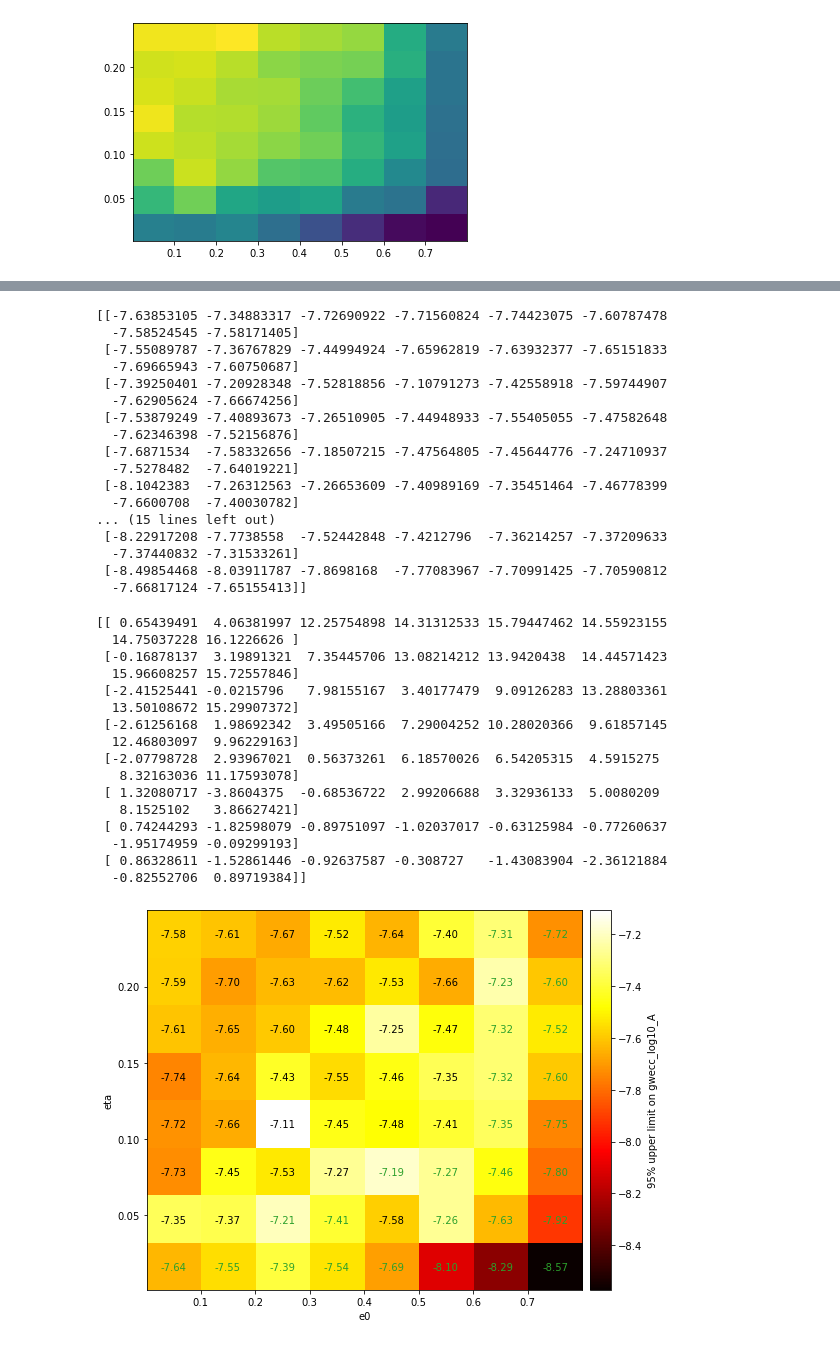
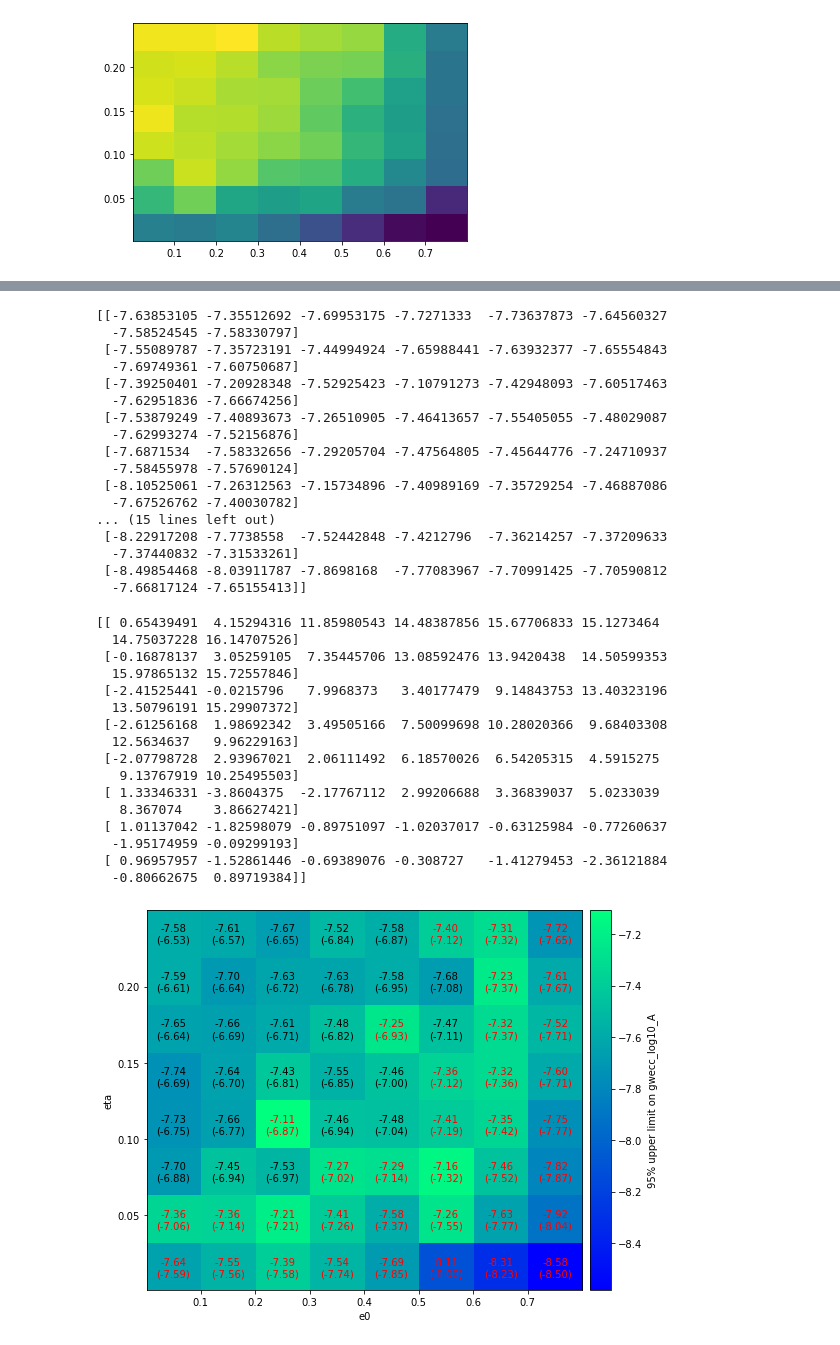
Before and after one commit to lanky441/3C66B_GWecc_search, a Jupyter notebook: make_plots.ipynb, the cells around one changed output, grey strips where cells are left out. Drawn from its saved outputs; the diff is of its cells as text; code cells hidden in the pictures.

Commit message:
colormap plots.

```diff
--- a/make_plots.ipynb
+++ b/make_plots.ipynb
@@ -76,6 +101,7 @@ percentiles = np.zeros((num_bins, num_bins))
 valid_percentiles = np.zeros((num_bins, num_bins))
 # %%
 # Calculate the 95th percentile value for each bin
+fig = plt.figure(figsize=(12, 12))
 for i in range(num_bins):
     for j in range(num_bins):
         # Select the data points that fall within the current bin
@@ -87,6 +113,7 @@ for i in range(num_bins):
         valid_percentiles[i, j] = np.percentile(logAv[mask_valid], 95)
 
         plt.subplot(8, 8, 8*i+j+1)
-        plt.hist(gwecc_log10_As[mask], density=True)
-        plt.hist(logAv[mask_valid], density=True)
-        plt.title
+        plt.hist(logAv[mask_valid], bins=10, alpha=0.5, density=True)
+        plt.hist(gwecc_log10_As[mask], bins=10, alpha=0.5, density=True)
+#         plt.title(f"e = {(e_bins[i] + e_bins[i+1])/2:.1f}, $\eta$ = {(eta_bins[j] + eta_bins[j+1])/2:.1f}")
+plt.show()
@@ -93,18 +122,18 @@ for i in range(num_bins):
 # %%
 print(percentiles, valid_percentiles)
 # %% [output]
-[[-7.63853105 -7.34883317 -7.72690922 -7.71560824 -7.74423075 -7.60787478
-  -7.58524545 -7.58171405]
- [-7.55089787 -7.36767829 -7.44994924 -7.65962819 -7.63932377 -7.65151833
-  -7.69665943 -7.60750687]
- [-7.39250401 -7.20928348 -7.52818856 -7.10791273 -7.42558918 -7.59744907
-  -7.62905624 -7.66674256]
- [-7.53879249 -7.40893673 -7.26510905 -7.44948933 -7.55405055 -7.47582648
-  -7.62346398 -7.52156876]
- [-7.6871534  -7.58332656 -7.18507215 -7.47564805 -7.45644776 -7.24710937
-  -7.5278482  -7.64019221]
- [-8.1042383  -7.26312563 -7.26653609 -7.40989169 -7.35451464 -7.46778399
-  -7.6600708  -7.40030782]
+[[-7.63853105 -7.35512692 -7.69953175 -7.7271333  -7.73637873 -7.64560327
+  -7.58524545 -7.58330797]
+ [-7.55089787 -7.35723191 -7.44994924 -7.65988441 -7.63932377 -7.65554843
+  -7.69749361 -7.60750687]
+ [-7.39250401 -7.20928348 -7.52925423 -7.10791273 -7.42948093 -7.60517463
+  -7.62951836 -7.66674256]
+ [-7.53879249 -7.40893673 -7.26510905 -7.46413657 -7.55405055 -7.48029087
+  -7.62993274 -7.52156876]
+ [-7.6871534  -7.58332656 -7.29205704 -7.47564805 -7.45644776 -7.24710937
+  -7.58455978 -7.57690124]
+ [-8.10525061 -7.26312563 -7.15734896 -7.40989169 -7.35729254 -7.46887086
+  -7.67526762 -7.40030782]
 ... (15 lines left out)
  [-8.22917208 -7.7738558  -7.52442848 -7.4212796  -7.36214257 -7.37209633
   -7.37440832 -7.31533261]
@@ -113,62 +142,64 @@ print(percentiles, valid_percentiles)
 # %%
 print(100*(percentiles - valid_percentiles)/valid_percentiles)
 # %% [output]
-[[ 0.65439491  4.06381997 12.25754898 14.31312533 15.79447462 14.55923155
-  14.75037228 16.1226626 ]
- [-0.16878137  3.19891321  7.35445706 13.08214212 13.9420438  14.44571423
-  15.96608257 15.72557846]
- [-2.41525441 -0.0215796   7.98155167  3.40177479  9.09126283 13.28803361
-  13.50108672 15.29907372]
- [-2.61256168  1.98692342  3.49505166  7.29004252 10.28020366  9.61857145
-  12.46803097  9.96229163]
- [-2.07798728  2.93967021  0.56373261  6.18570026  6.54205315  4.5915275
-   8.32163036 11.17593078]
- [ 1.32080717 -3.8604375  -0.68536722  2.99206688  3.32936133  5.0080209
-   8.1525102   3.86627421]
- [ 0.74244293 -1.82598079 -0.89751097 -1.02037017 -0.63125984 -0.77260637
+[[ 0.65439491  4.15294316 11.85980543 14.48387856 15.67706833 15.1273464
+  14.75037228 16.14707526]
+ [-0.16878137  3.05259105  7.35445706 13.08592476 13.9420438  14.50599353
+  15.97865132 15.72557846]
+ [-2.41525441 -0.0215796   7.9968373   3.40177479  9.14843753 13.40323196
+  13.50796191 15.29907372]
+ [-2.61256168  1.98692342  3.49505166  7.50099698 10.28020366  9.68403308
+  12.5634637   9.96229163]
+ [-2.07798728  2.93967021  2.06111492  6.18570026  6.54205315  4.5915275
+   9.13767919 10.25495503]
+ [ 1.33346331 -3.8604375  -2.17767112  2.99206688  3.36839037  5.0233039
+   8.367074    3.86627421]
+ [ 1.01137042 -1.82598079 -0.89751097 -1.02037017 -0.63125984 -0.77260637
   -1.95174959 -0.09299193]
- [ 0.86328611 -1.52861446 -0.92637587 -0.308727   -1.43083904 -2.36121884
-  -0.82552706  0.89719384]]
+ [ 0.96957957 -1.52861446 -0.69389076 -0.308727   -1.41279453 -2.36121884
+  -0.80662675  0.89719384]]
 # %%
 # Set the figure size and create the figure
 fig = plt.figure(figsize=(8, 6))
 
 # Create a colormap plot
 ax = fig.add_subplot(111)
-im = ax.imshow(percentiles.T, origin='lower', cmap='hot', aspect='auto', extent=[np.min(es), np.max(es), np.min(etas), np.max(etas)])
+im = ax.imshow(percentiles.T, origin='lower', cmap='winter', aspect='auto', extent=[np.min(es), np.max(es), np.min(etas), np.max(etas)])
 ax.set_xlabel('e0')
 ax.set_ylabel('eta')
 # ax.set_title('95% upper limit on gwecc_log10_A')
 
 # Add text annotations to the colormap plot
 for i in range(num_bins):
     for j in range(num_bins):
         value = percentiles[i, j]
         valid_value = valid_percentiles[i, j]
-        if (value - valid_value)/valid_value > 0.02:
-            ax.text((e_bins[i] + e_bins[i + 1]) / 2, (eta_bins[j] + eta_bins[j + 1]) / 2, f'{value:.2f}',
+        if (value - valid_value)/valid_value > 0.05:
+            ax.text((e_bins[i] + e_bins[i + 1]) / 2, (eta_bins[j] + eta_bins[j + 1]) / 2,
+                    f'{value:.2f}\n({valid_value:.2f})',
                     color='black', ha='center', va='center')
         else:
-            ax.text((e_bins[i] + e_bins[i + 1]) / 2, (eta_bins[j] + eta_bins[j + 1]) / 2, f'{value:.2f}',
-                    color='C2', ha='center', va='center')
+            ax.text((e_bins[i] + e_bins[i + 1]) / 2, (eta_bins[j] + eta_bins[j + 1]) / 2,
+                    f'{value:.2f}\n({valid_value:.2f})',
+                    color='red', ha='center', va='center')
 
 
 # Create the colorbar
 divider = make_axes_locatable(ax)
 cax = divider.append_axes("right", size="5%", pad=0.1)
 cbar = plt.colorbar(im, cax=cax)
 cbar.set_label('95% upper limit on gwecc_log10_A')
 
 # Adjust subplot spacing
 plt.subplots_adjust(left=0.1, right=0.9, bottom=0.1, top=0.9)
 
 # Save the figure with desired size and aspect ratio
 # plt.savefig('colormap_plot.png', dpi=300, bbox_inches='tight')
 
 plt.tight_layout()
 plt.show()
 # %% [output]
-[figure, old version]
+[figure, new version]
 # %%
 # # Create a colormap plot
 # plt.figure(figsize=(8, 5))
```
Also changed, not shown: parts of 7 cells of this notebook, 4 other files.
